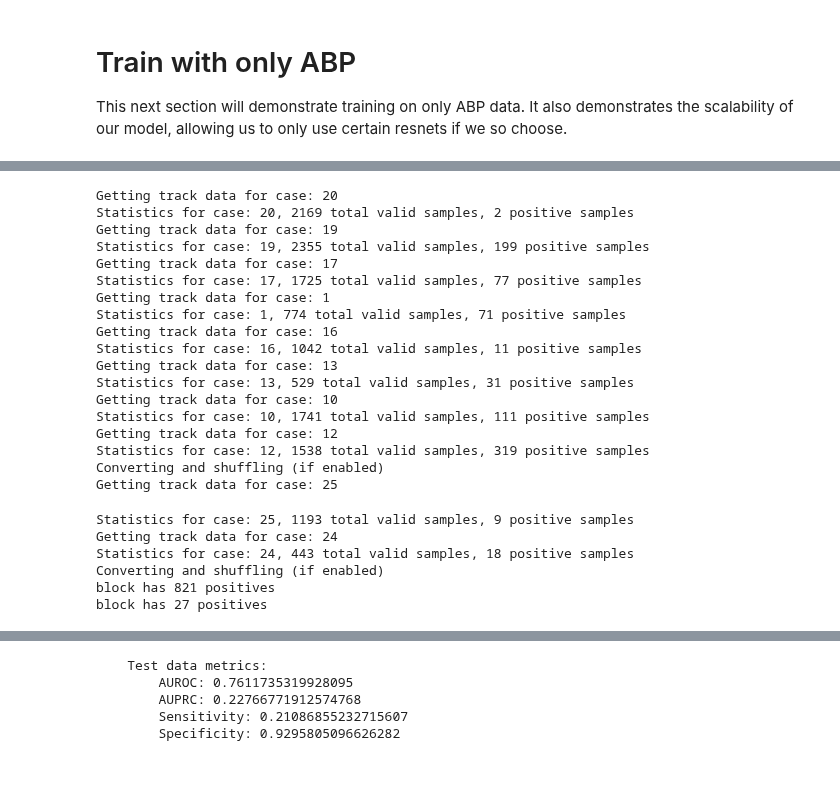
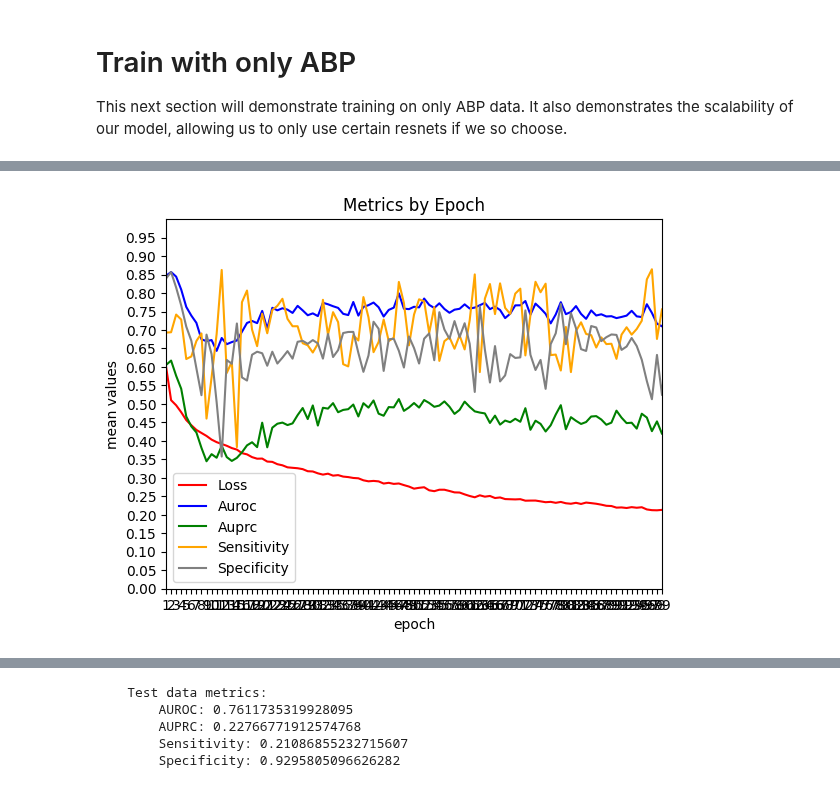
Before and after one commit to invictus125/cs598-final-project, a Jupyter notebook: temp.ipynb, the cells around one changed output, grey strips where cells are left out. Drawn from its saved outputs; the diff is of its cells as text; code cells hidden in the pictures.

```diff
--- a/temp.ipynb
+++ b/temp.ipynb
@@ -1050,6 +1042,22 @@ Our plans from here until the end of the project are:
 # Train with only ABP
 
 This next section will demonstrate training on only ABP data. It also demonstrates the scalability of our model, allowing us to only use certain resnets if we so choose.
+# %%
+# Load data from google drive location
+import pickle
+
+case_list_file = open(f'{DRIVE_PROJECT_DIR_PATH}/cases_with_positive_samples.pkl', 'rb')
+case_list = pickle.load(case_list_file)
+case_list_file.close()
+
+train_cases = case_list[0:80]
+eval_cases = case_list[80:100]
+
+train_data = get_data(3, from_dir=f'{DRIVE_PROJECT_DIR_PATH}/case_set/', case_ids=train_cases)
+eval_data = get_data(3, from_dir=f'{DRIVE_PROJECT_DIR_PATH}/case_set/', case_ids=eval_cases)
+
+train_data = _process_loaded_abp_data(train_data, negative_ratio=3.0)
+eval_data = _process_loaded_abp_data(eval_data, negative_ratio=3.0)
 # %%
 # Put together a model using only ABP
 abp_resnet = None
@@ -1062,3 +1070,17 @@ abp_resnet = WaveformResNet(
 abp_model = IntraoperativeHypotensionModel(
     abp_resnet=abp_resnet
 )
+
+train(
+    abp_model,
+    train_data,
+    eval_data,
+    batch_size=256,
+    epochs=100,
+    learning_rate=0.001,
+    pos_weight=2.0,
+    neg_weight=1.0,
+    model_title='abp_only_no_encoder_c3',
+    output_dir=f'{DRIVE_PROJECT_DIR_PATH}/model_checkpoints'
+)
+# %% [output]
@@ -1065,40 +1088,2 @@ abp_model = IntraoperativeHypotensionModel(
+[figure, added]
-# %%
-# Load data from google drive location
-case_set_path = './drive/MyDrive/Case Set/'
-
-case_list = get_candidate_cases_from_dir(case_set_path)
-
-train_cases = case_list[0:8]
-eval_cases = case_list[8:10]
-
-train_data = get_data(3, from_dir=case_set_path, case_ids=train_cases)
-eval_data = get_data(3, from_dir=case_set_path, case_ids=eval_cases)
-
-train_data = _process_loaded_abp_data(train_data, negative_ratio=3.0)
-eval_data = _process_loaded_abp_data(eval_data, negative_ratio=3.0)
-# %% [output]
-Getting track data for case: 20
-Statistics for case: 20, 2169 total valid samples, 2 positive samples
-Getting track data for case: 19
-Statistics for case: 19, 2355 total valid samples, 199 positive samples
-Getting track data for case: 17
-Statistics for case: 17, 1725 total valid samples, 77 positive samples
-Getting track data for case: 1
-Statistics for case: 1, 774 total valid samples, 71 positive samples
-Getting track data for case: 16
-Statistics for case: 16, 1042 total valid samples, 11 positive samples
-Getting track data for case: 13
-Statistics for case: 13, 529 total valid samples, 31 positive samples
-Getting track data for case: 10
-Statistics for case: 10, 1741 total valid samples, 111 positive samples
-Getting track data for case: 12
-Statistics for case: 12, 1538 total valid samples, 319 positive samples
-Converting and shuffling (if enabled)
-Getting track data for case: 25
-Statistics for case: 25, 1193 total valid samples, 9 positive samples
-Getting track data for case: 24
-Statistics for case: 24, 443 total valid samples, 18 positive samples
-Converting and shuffling (if enabled)
-block has 821 positives
-block has 27 positives
 # %%
```
Also changed, not shown: parts of 14 cells of this notebook.
